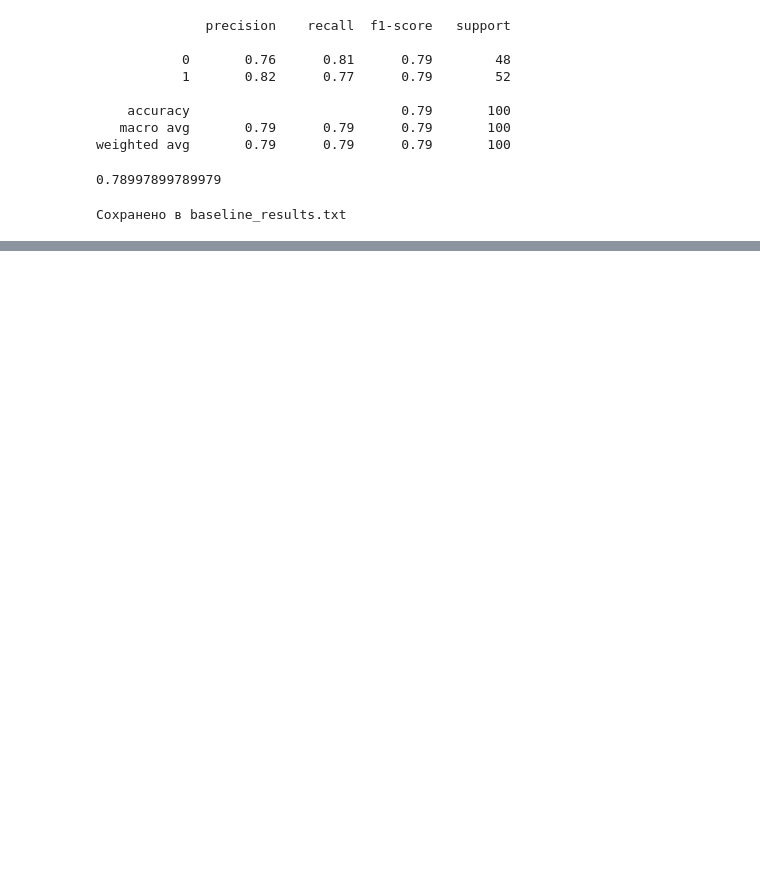
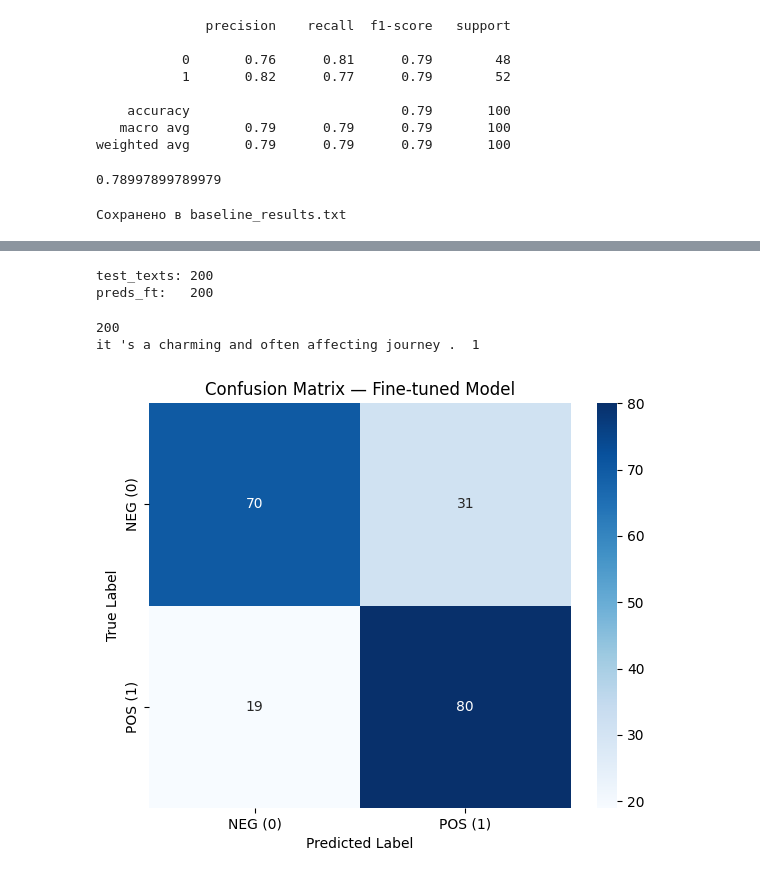
Before and after one commit to User214-lang/transformers, a Jupyter notebook: Untitled.ipynb, the cells around one changed output, grey strips where cells are left out. Drawn from its saved outputs; the diff is of its cells as text; code cells hidden in the pictures; blank space fills up the shorter version.

```diff
--- a/Untitled.ipynb
+++ b/Untitled.ipynb
@@ -578,0 +862,4 @@ print("Сохранено в baseline_results.txt")
+# %%
+model_ft = AutoModelForSequenceClassification.from_pretrained("./fine_tuned_model")
+tokenizer = AutoTokenizer.from_pretrained("./fine_tuned_model")
+model_ft.eval()
@@ -578,0 +935,8 @@ print("Сохранено в baseline_results.txt")
+# %%
+baseline_lr        = joblib.load("baseline_model.pkl")                       # LR
+baseline_encoder   = AutoModel.from_pretrained("distilbert-base-uncased").eval()
+baseline_tokenizer = AutoTokenizer.from_pretrained("distilbert-base-uncased")
+
+# --- Fine-tuned ---
+model_ft  = AutoModelForSequenceClassification.from_pretrained("./fine_tuned_model").eval()
+tokenizer = AutoTokenizer.from_pretrained("./fine_tuned_model")
@@ -578,0 +1015,42 @@ print("Сохранено в baseline_results.txt")
+# %%
+print("test_texts:", len(test_texts))
+print("preds_ft:  ", len(preds_ft))
+# %% [output]
+test_texts: 200
+preds_ft:   200
+# %%
+test_texts  = dataset["validation"]["sentence"]
+test_labels = dataset["validation"]["label"]
+
+print(len(test_texts))
+print(test_texts[0], test_labels[0])
+# %% [output]
+200
+it 's a charming and often affecting journey .  1
+# %%
+preds_ft_all = predict_fine_tuned(test_texts, model_ft, tokenizer)
+y_pred_ft = [p["prediction"] for p in preds_ft_all]
+# %%
+from sklearn.metrics import confusion_matrix
+import matplotlib.pyplot as plt
+import seaborn as sns
+
+cm_ft = confusion_matrix(test_labels, y_pred_ft, labels=[0, 1])
+
+plt.figure(figsize=(6, 5))
+sns.heatmap(
+    cm_ft,
+    annot=True,
+    fmt="d",
+    cmap="Blues",
+    xticklabels=["NEG (0)", "POS (1)"],
+    yticklabels=["NEG (0)", "POS (1)"],
+)
+plt.title("Confusion Matrix — Fine-tuned Model")
+plt.ylabel("True Label")
+plt.xlabel("Predicted Label")
+plt.tight_layout()
+plt.savefig("confusion_matrix_finetuned.png", dpi=150, bbox_inches="tight")
+plt.show()
+# %% [output]
+[figure, added]
```
Also changed, not shown: parts of 39 cells of this notebook, 8 other files.
